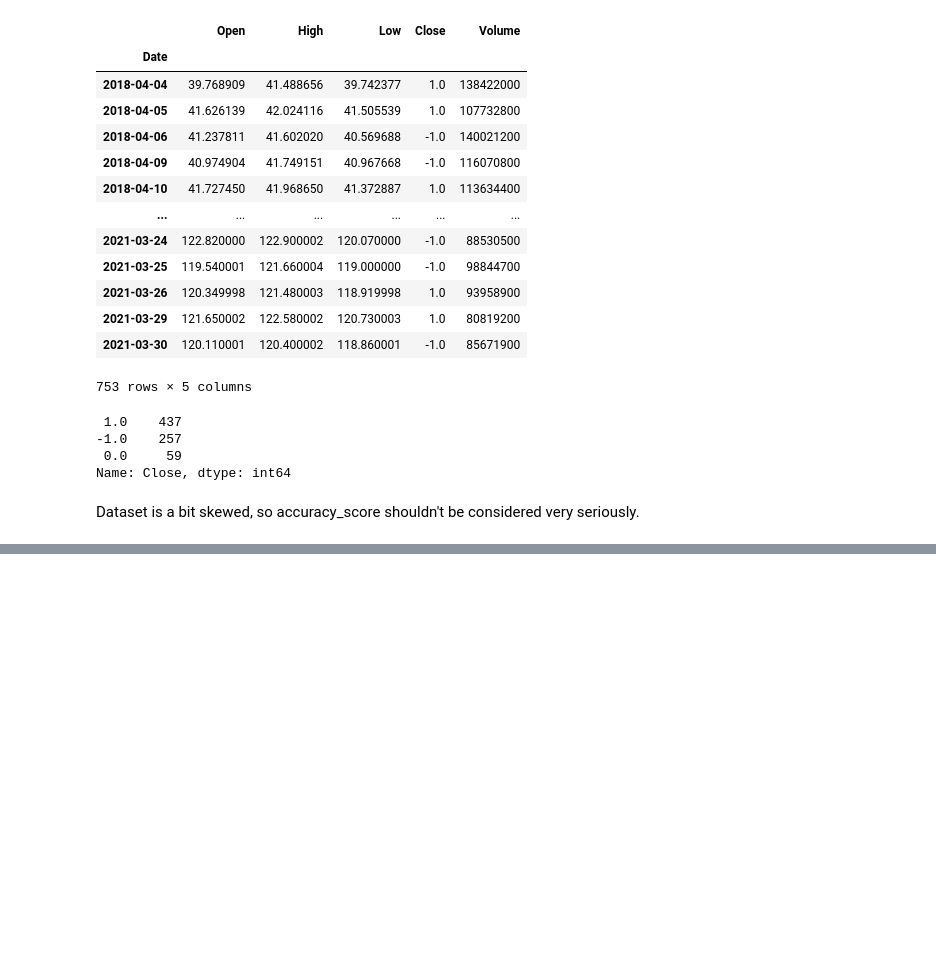
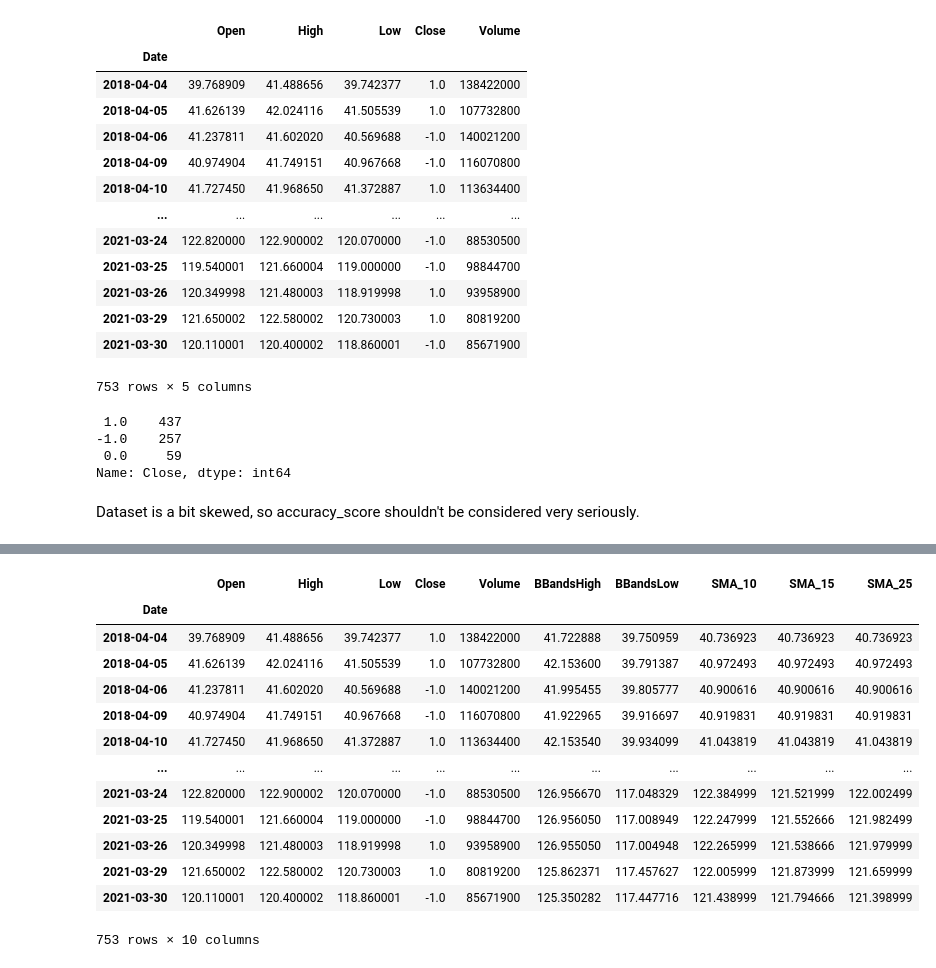
Before and after one commit to NamDoTri/algo-trading, a Jupyter notebook: src/ML_models.ipynb, the cells around one changed output, grey strips where cells are left out. Drawn from its saved outputs; the diff is of its cells as text; code cells hidden in the pictures; blank space fills up the shorter version.

```diff
--- a/src/ML_models.ipynb
+++ b/src/ML_models.ipynb
@@ -320,0 +352,19 @@ Even after being optimized, the performance of this model was not much improved.
+# %%
+data = orig_data.drop(['Dividends', 'Stock Splits'], axis=1)
+data = label_OHLC_df(data, period=2)
+data
+# %% [output]
+|  | Open | High | Low | Close | Volume | BBandsHigh | BBandsLow | SMA_10 | SMA_15 | SMA_25 |
+| Date |  |  |  |  |  |  |  |  |  |  |
+| 2018-04-04 | 39.768909 | 41.488656 | 39.742377 | 1.0 | 138422000 | 41.722888 | 39.750959 | 40.736923 | 40.736923 | 40.736923 |
+| 2018-04-05 | 41.626139 | 42.024116 | 41.505539 | 1.0 | 107732800 | 42.153600 | 39.791387 | 40.972493 | 40.972493 | 40.972493 |
+| 2018-04-06 | 41.237811 | 41.602020 | 40.569688 | -1.0 | 140021200 | 41.995455 | 39.805777 | 40.900616 | 40.900616 | 40.900616 |
+| 2018-04-09 | 40.974904 | 41.749151 | 40.967668 | -1.0 | 116070800 | 41.922965 | 39.916697 | 40.919831 | 40.919831 | 40.919831 |
+| 2018-04-10 | 41.727450 | 41.968650 | 41.372887 | 1.0 | 113634400 | 42.153540 | 39.934099 | 41.043819 | 41.043819 | 41.043819 |
+| ... | ... | ... | ... | ... | ... | ... | ... | ... | ... | ... |
+| 2021-03-24 | 122.820000 | 122.900002 | 120.070000 | -1.0 | 88530500 | 126.956670 | 117.048329 | 122.384999 | 121.521999 | 122.002499 |
+| 2021-03-25 | 119.540001 | 121.660004 | 119.000000 | -1.0 | 98844700 | 126.956050 | 117.008949 | 122.247999 | 121.552666 | 121.982499 |
+| 2021-03-26 | 120.349998 | 121.480003 | 118.919998 | 1.0 | 93958900 | 126.955050 | 117.004948 | 122.265999 | 121.538666 | 121.979999 |
+| 2021-03-29 | 121.650002 | 122.580002 | 120.730003 | 1.0 | 80819200 | 125.862371 | 117.457627 | 122.005999 | 121.873999 | 121.659999 |
+| 2021-03-30 | 120.110001 | 120.400002 | 118.860001 | -1.0 | 85671900 | 125.350282 | 117.447716 | 121.438999 | 121.794666 | 121.398999 |
+753 rows × 10 columns
```
Also changed, not shown: parts of 14 cells of this notebook.
